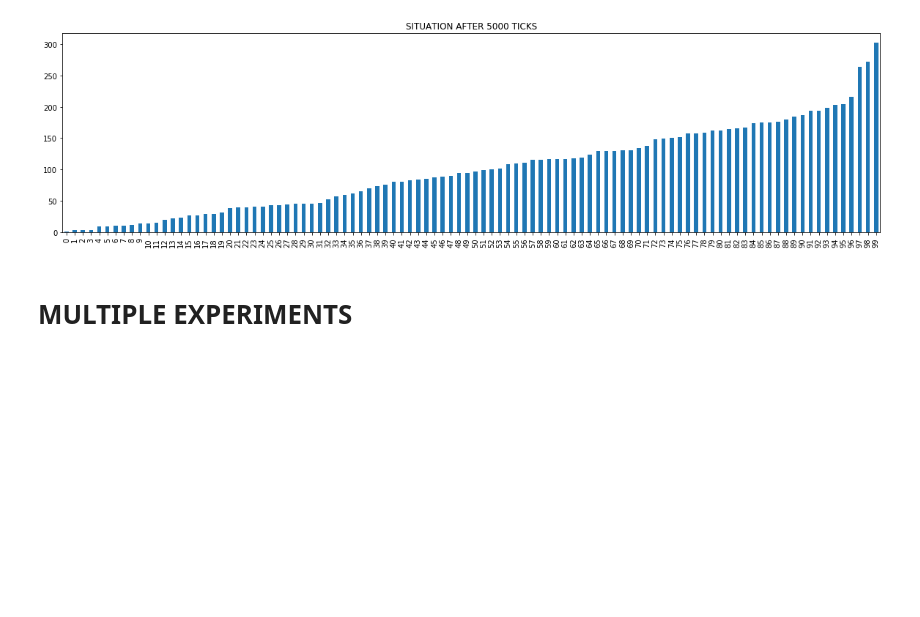
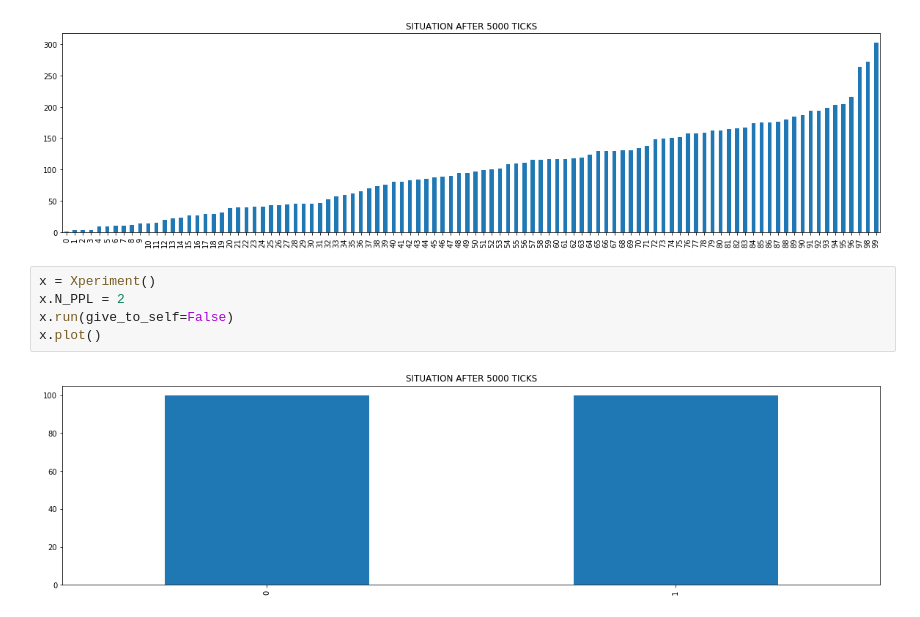
Before and after one commit to taylanbil/keremmakale, a Jupyter notebook: craparticle.ipynb, the cells around one changed output. Drawn from its saved outputs; the diff is of its cells as text; blank space fills up the shorter version.

```diff
--- a/craparticle.ipynb
+++ b/craparticle.ipynb
@@ -57,6 +74,11 @@ x.run(give_to_self=False)
 x.plot()
 # %% [output]
 [figure]
-# %% [markdown]
-# MULTIPLE EXPERIMENTS
+# %%
+x = Xperiment()
+x.N_PPL = 2
+x.run(give_to_self=False)
+x.plot()
+# %% [output]
+[figure, added]
 # %%
```
Also changed, not shown: parts of 11 cells of this notebook, 2 other files.
